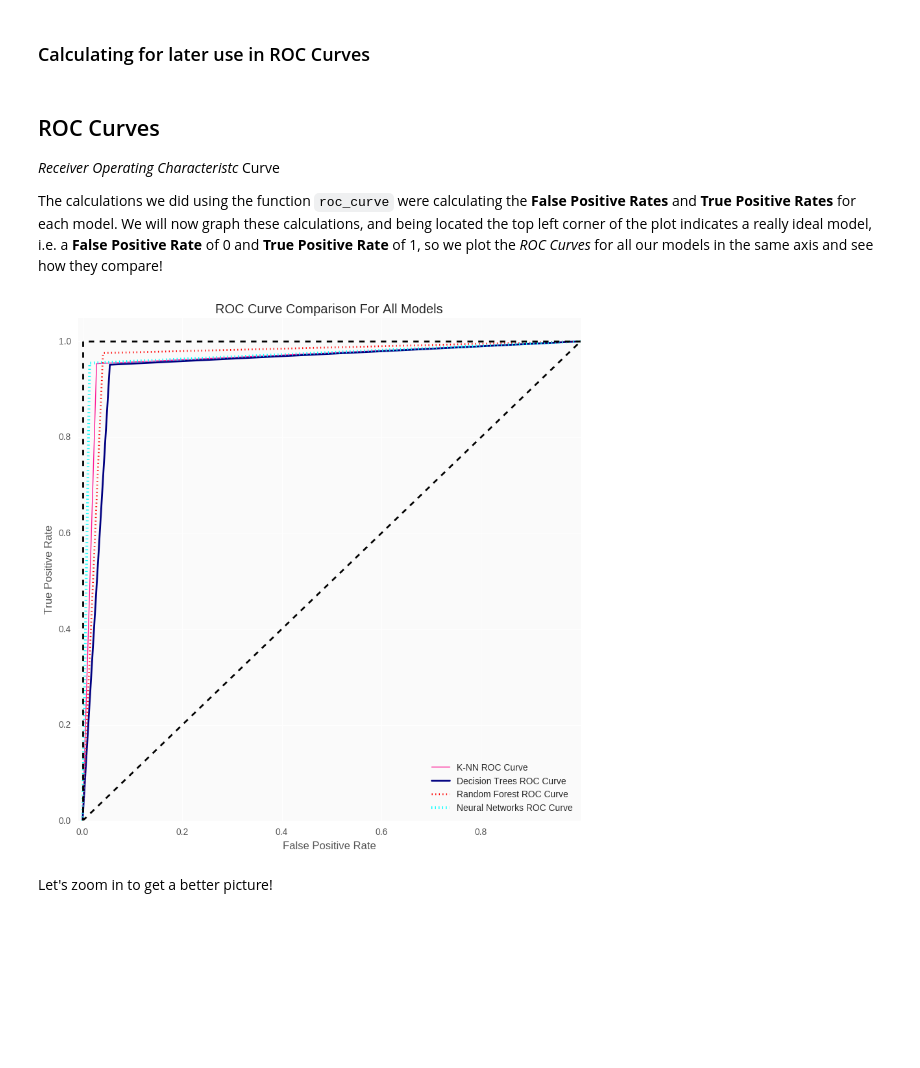
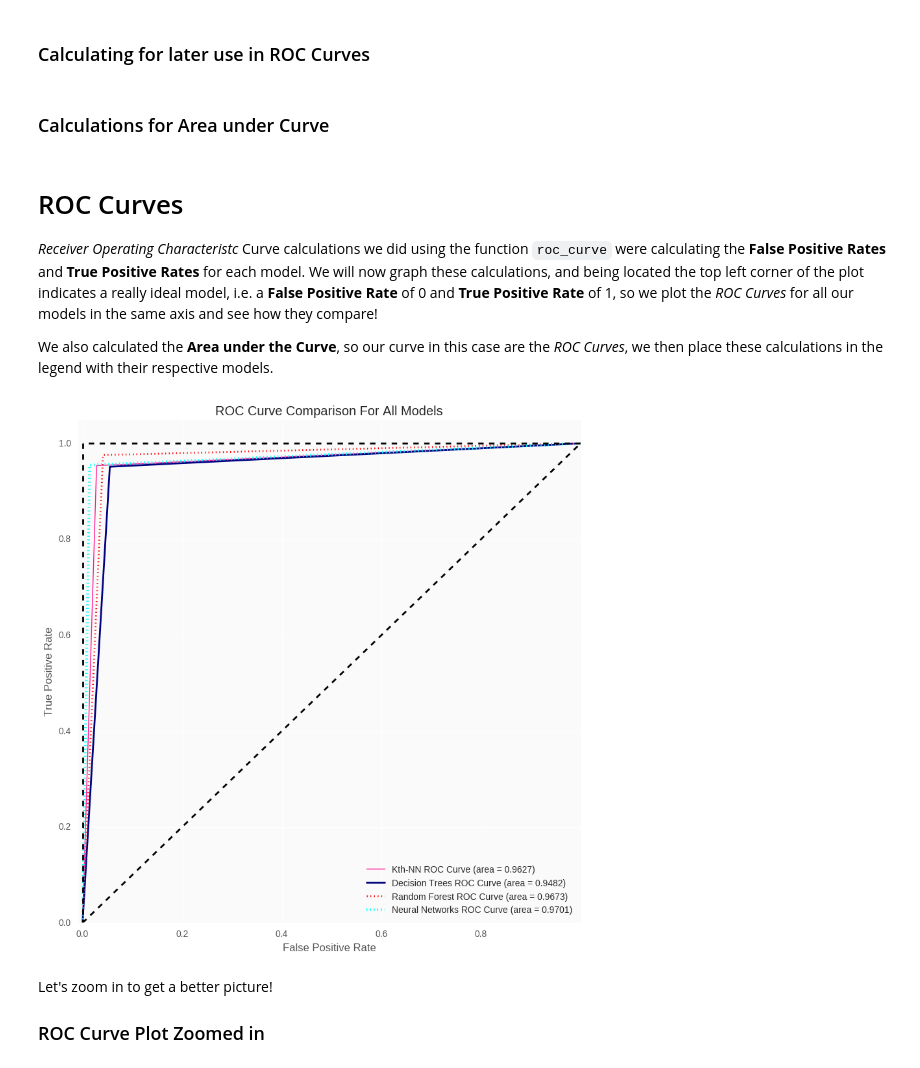
Before and after one commit to raviolli77/machineLearning_breastCancer_Python, a Jupyter notebook: breastCancerWisconsinDataSet_MachineLearning.ipynb, the cells around one changed output. Drawn from its saved outputs; the diff is of its cells as text; code cells hidden in the pictures; blank space fills up the shorter version.

```diff
--- a/breastCancerWisconsinDataSet_MachineLearning.ipynb
+++ b/breastCancerWisconsinDataSet_MachineLearning.ipynb
@@ -536 +543,3 @@ fpr, tpr, _ = roc_curve(predictions, test_class_set)
+# %%
+auc_knn = auc(fpr, tpr)
 # %% [markdown]
@@ -649 +660,3 @@ fpr1, tpr1, _ = roc_curve(predictions_dt, test_class_set)
+# %%
+auc_dt = auc(fpr1, tpr1)
 # %% [markdown]
@@ -752,3 +767,5 @@ fpr2, tpr2, _ = roc_curve(predictions_RF, test_class_set)
+# %%
+auc_rf = auc(fpr2, tpr2)
 # %% [markdown]
 ## Conclusions for Random Forest
 Our *Random Forest* model performed significantly better than our *Decision Tree* as expected. Surprisingly *Kth Nearest Neighbor* had a lower test error rate, but overall the *Random Forest* model performed better and gave us more insight, especially when considering the amount of test subjects that were predicted *Begnin*, but were actually *Malignant*. This will be a strong factor when considering what model is the most appropriate for my analysis.
@@ -803,35 +820,41 @@ The test error rate for our model is:
 ### Calculating for later use in ROC Curves
 # %%
 fpr3, tpr3, _ = roc_curve(predictions_NN, test_class_set)
+# %% [markdown]
+### Calculations for Area under Curve
+# %%
+auc_nn = auc(fpr3, tpr3)
 # %% [markdown]
-## ROC Curves
+# ROC Curves
 
-*Receiver Operating Characteristc* Curve
+*Receiver Operating Characteristc* Curve calculations we did using the function `roc_curve` were calculating the **False Positive Rates** and **True Positive Rates** for each model. We will now graph these calculations, and being located the top left corner of the plot indicates a really ideal model, i.e. a **False Positive Rate** of 0 and **True Positive Rate** of 1, so we plot the *ROC Curves* for all our models in the same axis and see how they compare!
 
-The calculations we did using the function `roc_curve` were calculating the **False Positive Rates** and **True Positive Rates** for each model. We will now graph these calculations, and being located the top left corner of the plot indicates a really ideal model, i.e. a **False Positive Rate** of 0 and **True Positive Rate** of 1, so we plot the *ROC Curves* for all our models in the same axis and see how they compare!
+We also calculated the **Area under the Curve**, so our curve in this case are the *ROC Curves*, we then place these calculations in the legend with their respective models.
 # %%
 fig, ax = plt.subplots(figsize=(10, 10))
 
-plt.plot(fpr, tpr, label='K-NN ROC Curve', color = 'deeppink', linewidth=1)
-plt.plot(fpr1, tpr1,label='Decision Trees ROC Curve', color = 'navy', linewidth=2)
-plt.plot(fpr2, tpr2,label='Random Forest ROC Curve', color = 'red', linestyle=':', linewidth=2)
-plt.plot(fpr3, tpr3,label='Neural Networks ROC Curve', color = 'aqua', linestyle=':', linewidth=3)
+plt.plot(fpr, tpr, label='Kth-NN ROC Curve (area = %.4f)' % auc_knn, color = 'deeppink', linewidth=1)
+plt.plot(fpr1, tpr1,label='Decision Trees ROC Curve (area = %.4f)' % auc_dt, color = 'navy', linewidth=2)
+plt.plot(fpr2, tpr2,label='Random Forest ROC Curve (area = %.4f)' % auc_rf, color = 'red', linestyle=':', linewidth=2)
+plt.plot(fpr3, tpr3,label='Neural Networks ROC Curve (area = %.4f)' % auc_nn, color = 'aqua', linestyle=':', linewidth=3)
 
 ax.set_axis_bgcolor('#fafafa')
 plt.plot([0, 1], [0, 1], 'k--', lw=2)
 plt.plot([0, 0], [1, 0], 'k--', lw=2, color = 'black')
 plt.plot([1, 0], [1, 1], 'k--', lw=2, color = 'black')
 plt.xlim([-0.01, 1.0])
 plt.ylim([0.0, 1.05])
 plt.xlabel('False Positive Rate')
 plt.ylabel('True Positive Rate')
 plt.title('ROC Curve Comparison For All Models')
 plt.legend(loc="lower right")
 
 plt.show()
 # %% [output]
-[figure, old version]
+[figure, new version]
 # %% [markdown]
 Let's zoom in to get a better picture!
+
+### ROC Curve Plot Zoomed in
 # %%
 fig, ax = plt.subplots(figsize=(10, 10))
```
Also changed, not shown: parts of 26 cells of this notebook.
